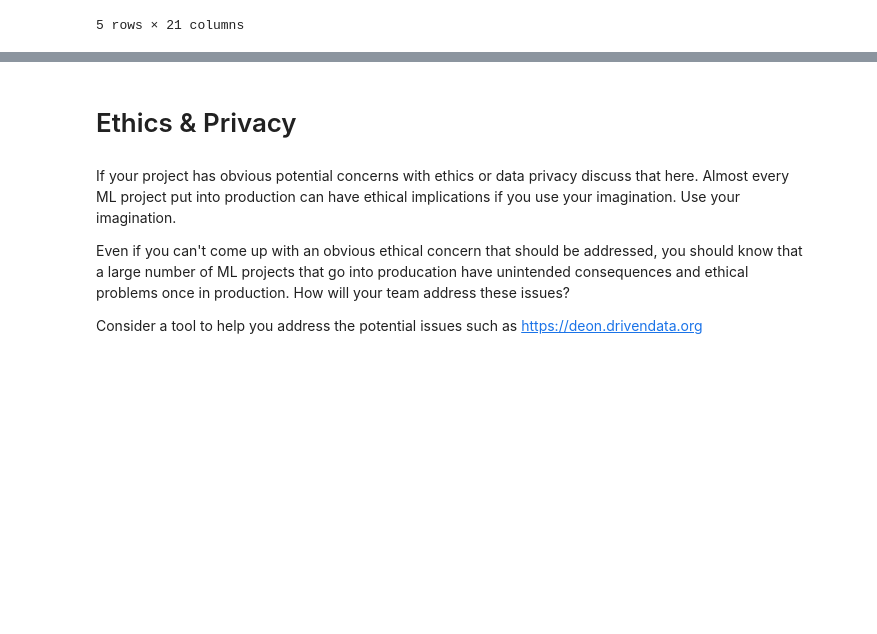
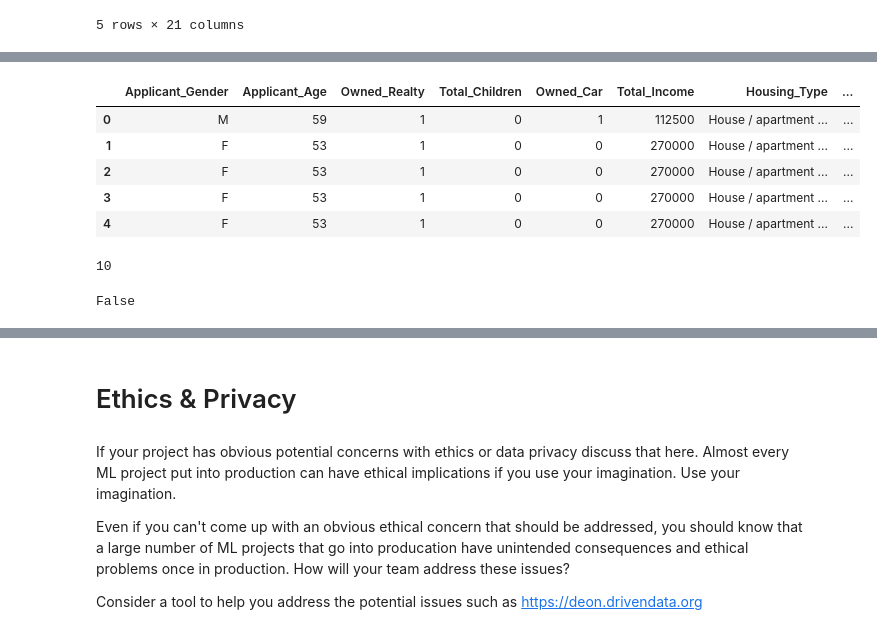
Before and after one commit to COGS118A/Group022-Wi23, a Jupyter notebook: CheckpointGroup022-Wi23.ipynb, the cells around one changed output, grey strips where cells are left out. Saved outputs shown, nothing was run; the diff lists cells and outputs as text; code cells hidden in the pictures; blank space fills up the shorter version.

Commit message:
We did the data cleaning and the eda

```diff
--- a/CheckpointGroup022-Wi23.ipynb
+++ b/CheckpointGroup022-Wi23.ipynb
@@ -118,0 +140,24 @@ credit.head()
+# %%
+#first we will only keep columns that we need. These columns are covered under Data along with status which says whether or not it was approved
+credit = credit[["Applicant_Gender", "Applicant_Age","Owned_Realty","Total_Children", "Owned_Car", "Total_Income", "Housing_Type", "Total_Family_Members", "Education_Type", "Family_Status", 'Status']]
+# %%
+credit.head()
+# %% [output]
+|  | Applicant_Gender | Applicant_Age | Owned_Realty | Total_Children | Owned_Car | Total_Income | Housing_Type | ... |
+| 0 | M | 59 | 1 | 0 | 1 | 112500 | House / apartment ... | ... |
+| 1 | F | 53 | 1 | 0 | 0 | 270000 | House / apartment ... | ... |
+| 2 | F | 53 | 1 | 0 | 0 | 270000 | House / apartment ... | ... |
+| 3 | F | 53 | 1 | 0 | 0 | 270000 | House / apartment ... | ... |
+| 4 | F | 53 | 1 | 0 | 0 | 270000 | House / apartment ... | ... |
+# %%
+print(len(credit.dtypes)) #same as the number of columns in data
+# %% [output]
+10
+# %%
+#next we check for nulls and nans and if there exists any we will count them
+#and decide to drop the row containing that datapooint
+
+credit.isnull().values.any()
+#so there isnt any nan values so we dont need to replace any values anywhere
+# %% [output]
+False
```
Also changed, not shown: parts of 16 cells of this notebook.
